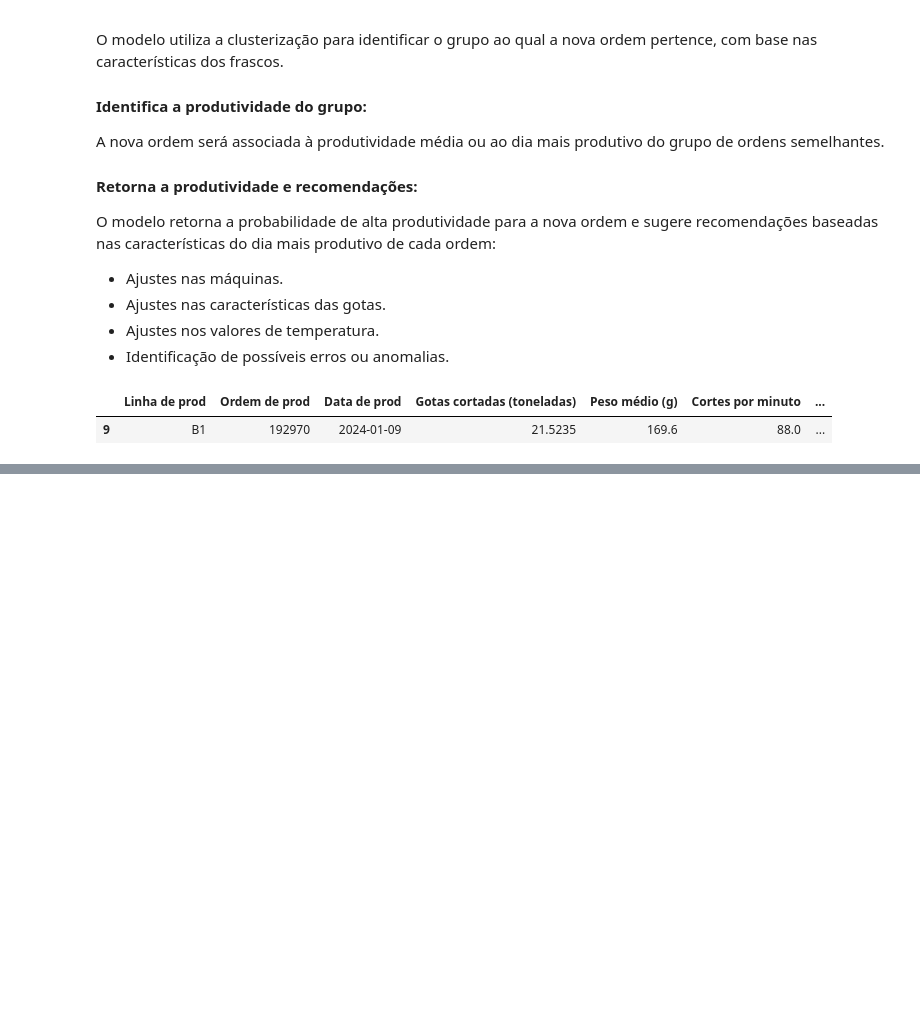
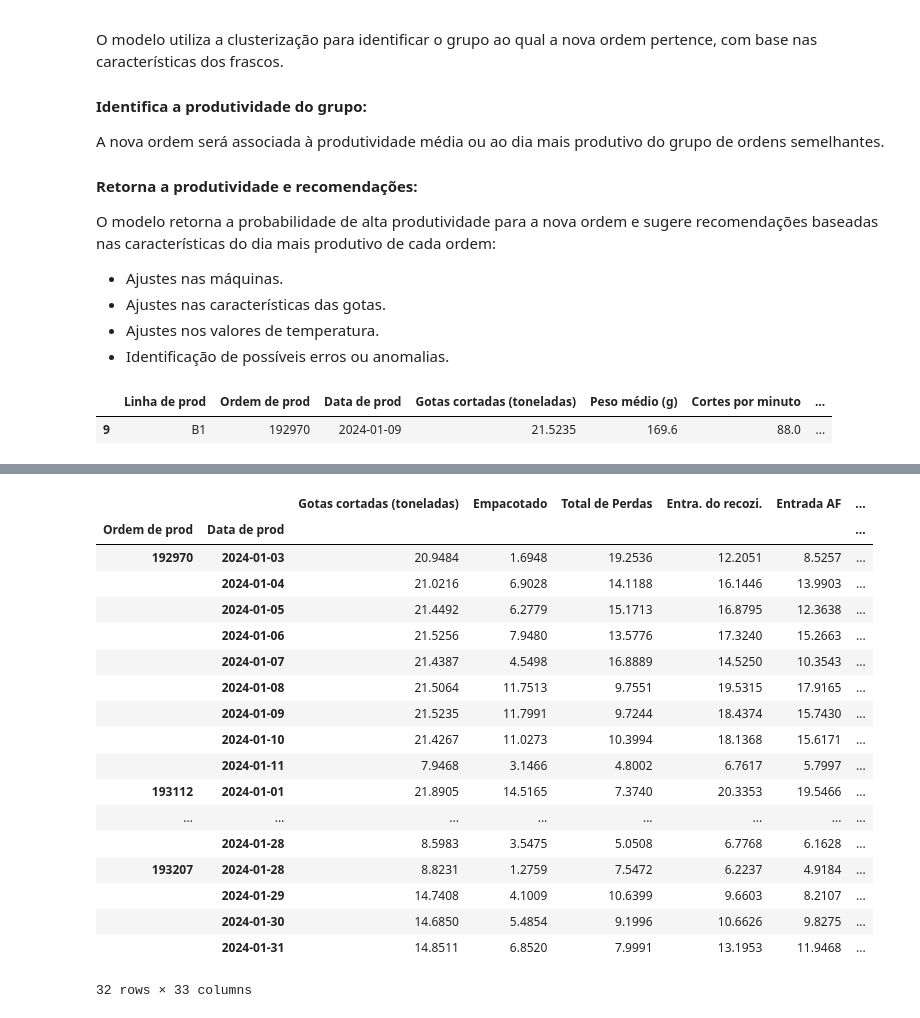
Before and after one commit to lucasz-g/Analise-Gotas, a Jupyter notebook: analise_gotas.ipynb, the cells around one changed output, grey strips where cells are left out. Cells and saved outputs as stored; diff of their text form; code cells hidden in the pictures; blank space fills up the shorter version.

```diff
--- a/analise_gotas.ipynb
+++ b/analise_gotas.ipynb
@@ -938,0 +1026,42 @@ df_valores_mensais[df_valores_mensais['Data de prod'] == '2024-01-09'].drop(colu
+# %%
+df_combinado_janeiro.drop(columns={'Dia', 'Mês', 'Diferença Tras-Fritas',
+       'Diferença Fritas-Agit', 'Diferença Agit-Meio', 'Diferença Meio-Frente',
+       'Diferença Frente-Gota', 'Gotas cortadas', 'Empac.-reescol.'}, inplace=True)
+
+df_combinado_janeiro['Total de Perdas'] = df_combinado_janeiro['Gotas cortadas (toneladas)'] - df_combinado_janeiro['Empacotado']
+# %%
+colunas = list(df_combinado_janeiro.columns)
+
+colunas.remove('Gotas cortadas (toneladas)')
+colunas.remove('Total de Perdas')
+
+indice_empacotado = colunas.index('Empacotado')
+
+colunas.insert(0, 'Gotas cortadas (toneladas)')
+colunas.insert(indice_empacotado + 2, 'Total de Perdas')
+
+df_combinado_janeiro = df_combinado_janeiro[colunas]
+
+df_combinado_janeiro.to_excel('df_combinado_janeiro.xlsx', index=True)
+# %%
+df_combinado_janeiro
+# %% [output]
+|  |  | Gotas cortadas (toneladas) | Empacotado | Total de Perdas | Entra. do recozi. | Entrada AF | ... |
+| Ordem de prod | Data de prod |  |  |  |  |  | ... |
+| 192970 | 2024-01-03 | 20.9484 | 1.6948 | 19.2536 | 12.2051 | 8.5257 | ... |
+|  | 2024-01-04 | 21.0216 | 6.9028 | 14.1188 | 16.1446 | 13.9903 | ... |
+|  | 2024-01-05 | 21.4492 | 6.2779 | 15.1713 | 16.8795 | 12.3638 | ... |
+|  | 2024-01-06 | 21.5256 | 7.9480 | 13.5776 | 17.3240 | 15.2663 | ... |
+|  | 2024-01-07 | 21.4387 | 4.5498 | 16.8889 | 14.5250 | 10.3543 | ... |
+|  | 2024-01-08 | 21.5064 | 11.7513 | 9.7551 | 19.5315 | 17.9165 | ... |
+|  | 2024-01-09 | 21.5235 | 11.7991 | 9.7244 | 18.4374 | 15.7430 | ... |
+|  | 2024-01-10 | 21.4267 | 11.0273 | 10.3994 | 18.1368 | 15.6171 | ... |
+|  | 2024-01-11 | 7.9468 | 3.1466 | 4.8002 | 6.7617 | 5.7997 | ... |
+| 193112 | 2024-01-01 | 21.8905 | 14.5165 | 7.3740 | 20.3353 | 19.5466 | ... |
+| ... | ... | ... | ... | ... | ... | ... | ... |
+|  | 2024-01-28 | 8.5983 | 3.5475 | 5.0508 | 6.7768 | 6.1628 | ... |
+| 193207 | 2024-01-28 | 8.8231 | 1.2759 | 7.5472 | 6.2237 | 4.9184 | ... |
+|  | 2024-01-29 | 14.7408 | 4.1009 | 10.6399 | 9.6603 | 8.2107 | ... |
+|  | 2024-01-30 | 14.6850 | 5.4854 | 9.1996 | 10.6626 | 9.8275 | ... |
+|  | 2024-01-31 | 14.8511 | 6.8520 | 7.9991 | 13.1953 | 11.9468 | ... |
+32 rows × 33 columns
```
Also changed, not shown: parts of 11 cells of this notebook, 2 other files.
